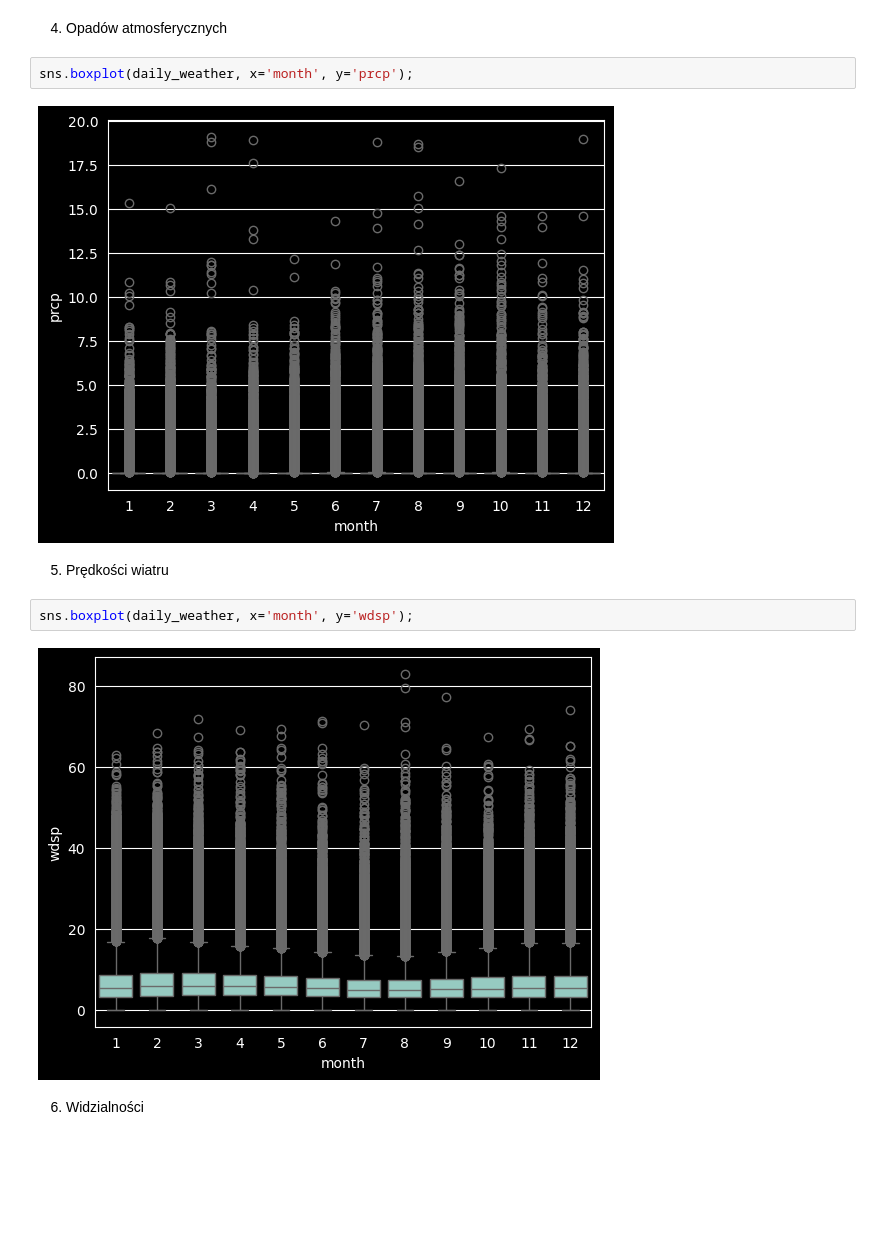
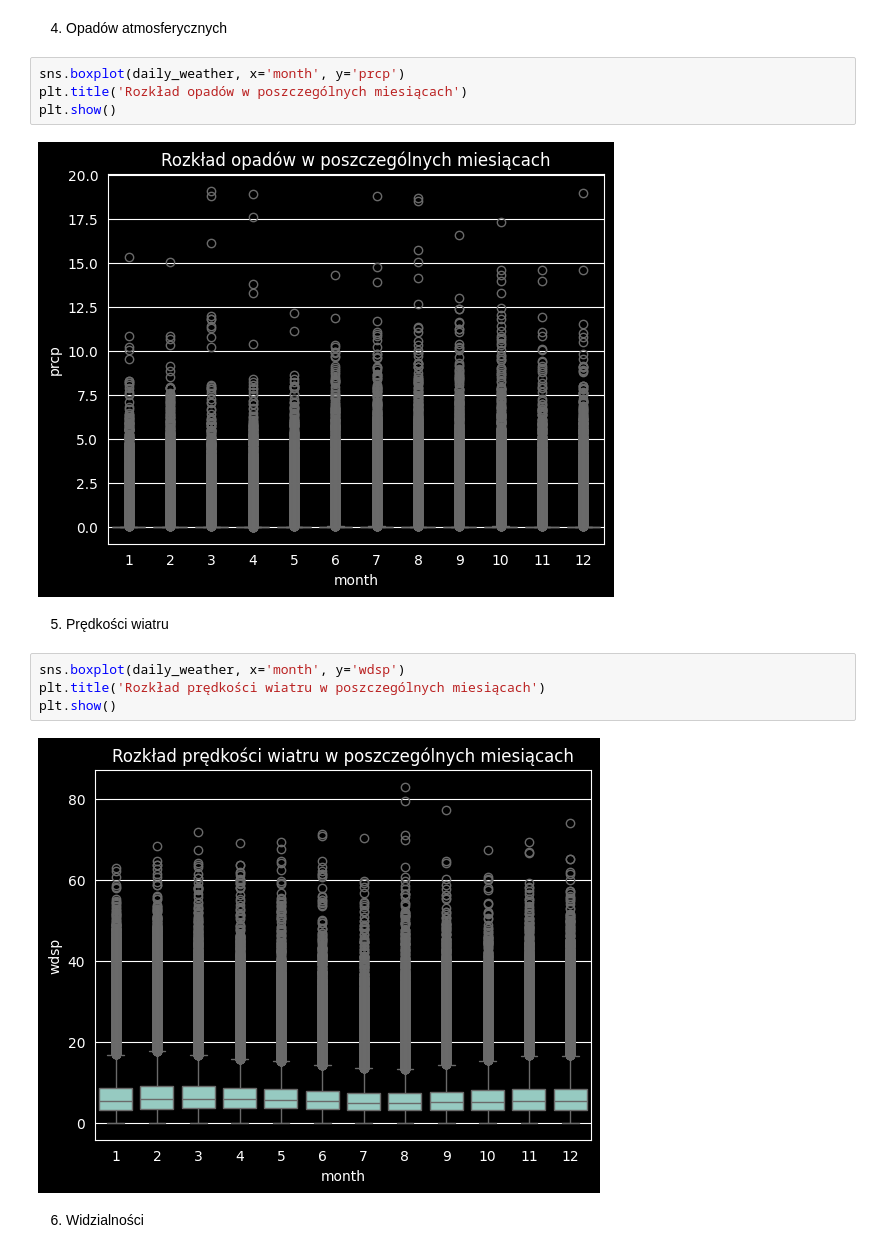
Before and after one commit to Matio004/PodstawyPrzetwarzaniaDuzychZbiorowDanych, a Jupyter notebook: zad2.ipynb, the cells around one changed output. Cells and saved outputs as stored; diff of their text form; blank space fills up the shorter version.

```diff
--- a/zad2.ipynb
+++ b/zad2.ipynb
@@ -53,15 +60,19 @@ sns.boxplot(extreme_weather, x='month', y='min');
 # %% [markdown]
 4. Opadów atmosferycznych
 # %%
-sns.boxplot(daily_weather, x='month', y='prcp');
+sns.boxplot(daily_weather, x='month', y='prcp')
+plt.title('Rozkład opadów w poszczególnych miesiącach')
+plt.show()
 # %% [output]
-[figure, old version]
+[figure, new version]
 # %% [markdown]
 5. Prędkości wiatru
 # %%
-sns.boxplot(daily_weather, x='month', y='wdsp');
+sns.boxplot(daily_weather, x='month', y='wdsp')
+plt.title('Rozkład prędkości wiatru w poszczególnych miesiącach')
+plt.show()
 # %% [output]
-[figure, old version]
+[figure, new version]
 # %% [markdown]
 6. Widzialności
 # %%
```
Also changed, not shown: parts of 14 cells of this notebook.
